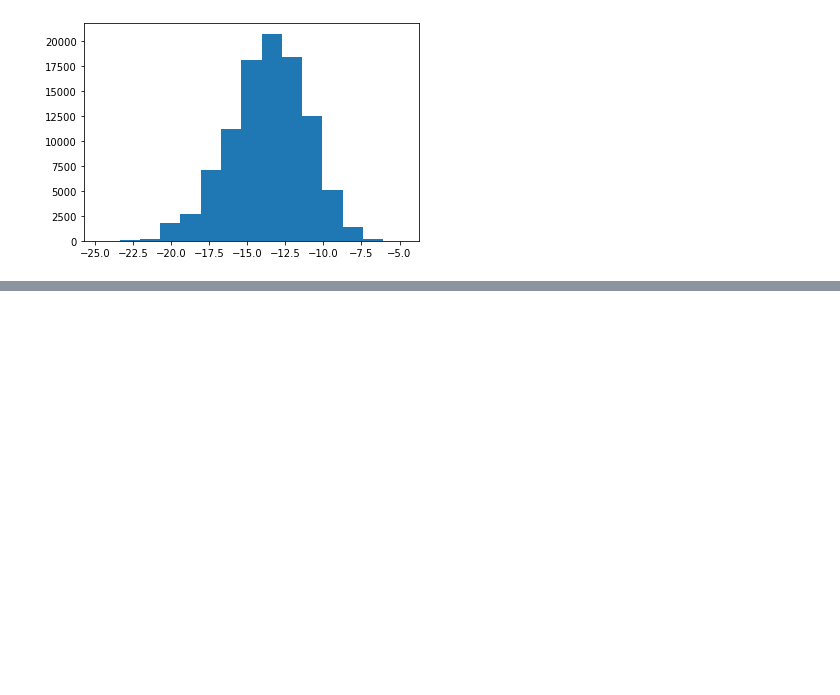
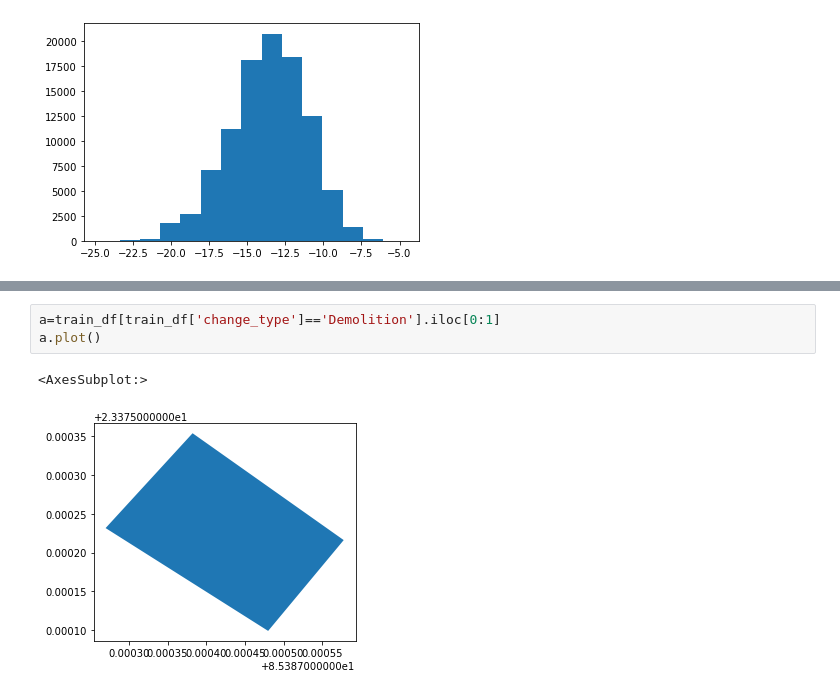
Before and after one commit to maxime7770/ML-Competition, a Jupyter notebook: vizualisation.ipynb, the cells around one changed output, grey strips where cells are left out. Drawn from its saved outputs; the diff is of its cells as text; blank space fills up the shorter version.

```diff
--- a/vizualisation.ipynb
+++ b/vizualisation.ipynb
@@ -229,0 +251,6 @@ plt.show()
+# %%
+a=train_df[train_df['change_type']=='Demolition'].iloc[0:1]
+a.plot()
+# %% [output]
+<AxesSubplot:>
+[figure, added]
```
Also changed, not shown: parts of 18 cells of this notebook.
